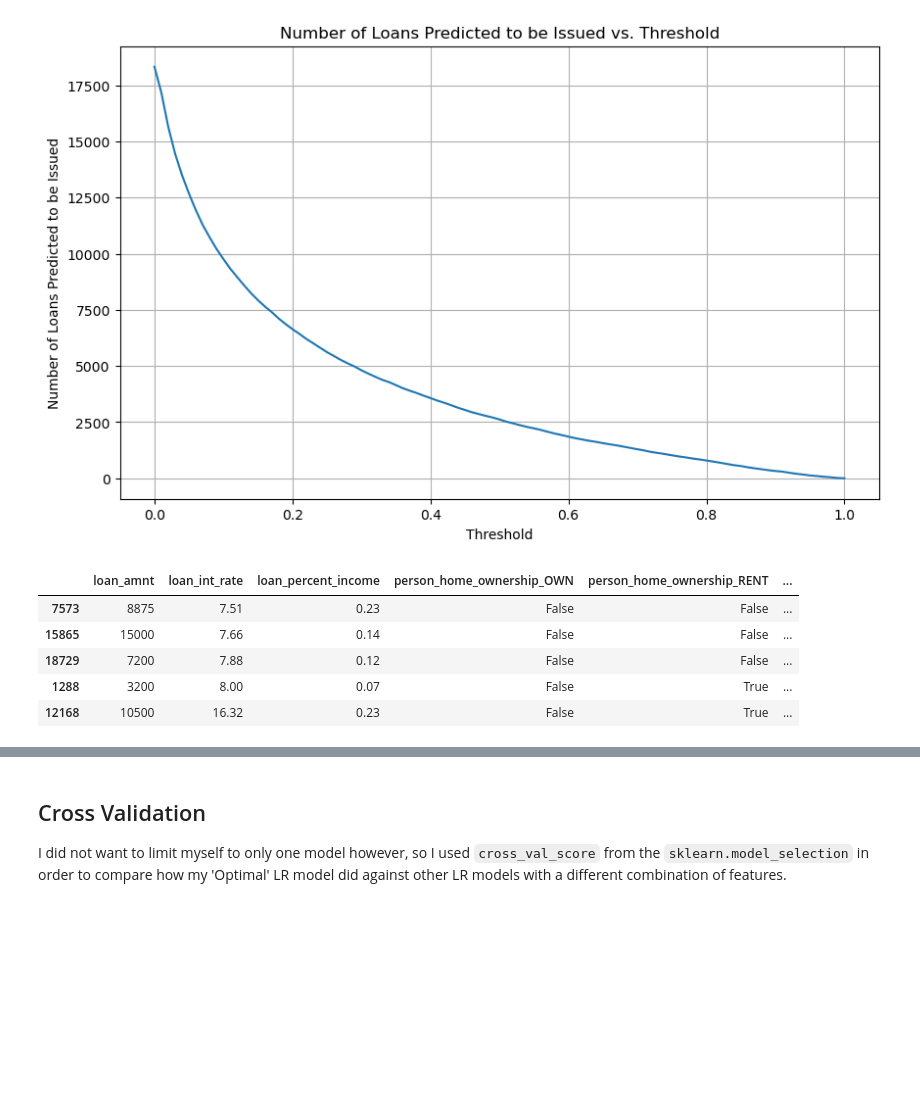
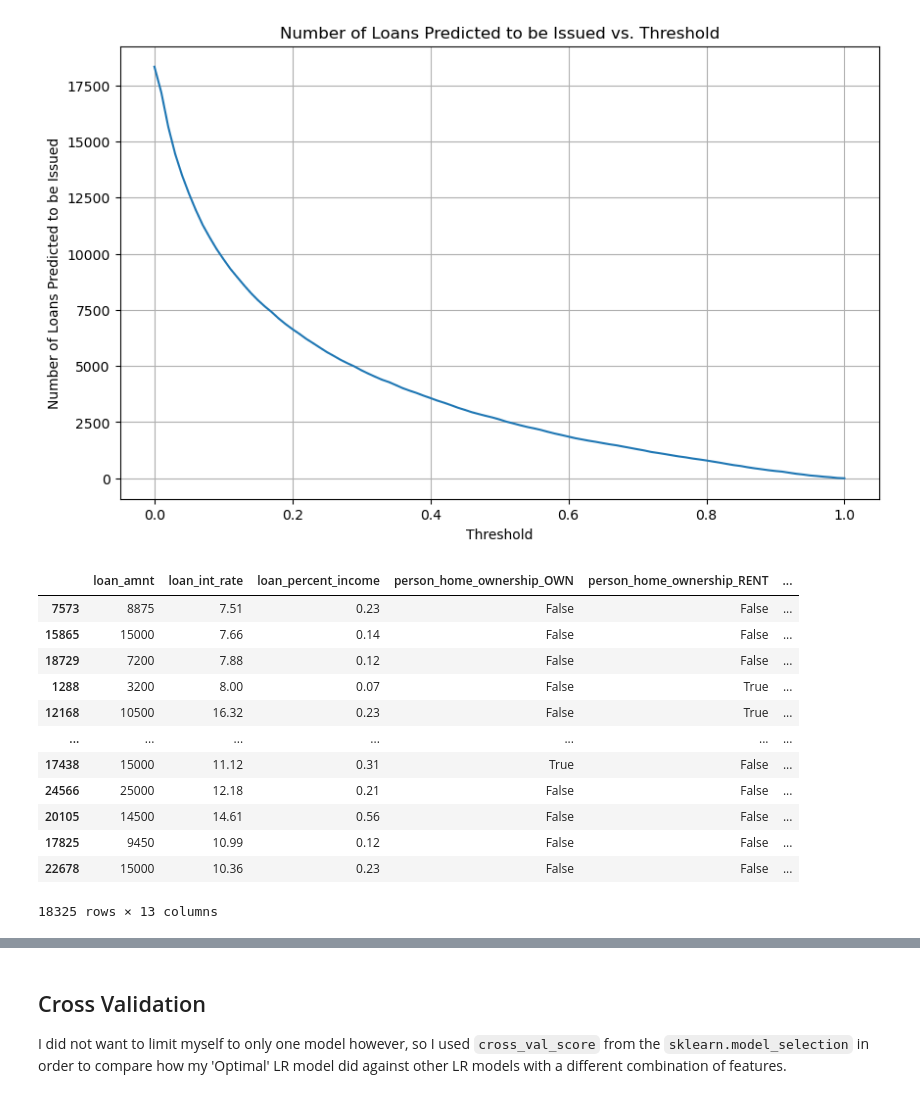
Before and after one commit to ItsDwood/itsdwood.github.io, a Jupyter notebook: posts/New-test-thing-post/index.ipynb, the cells around one changed output, grey strips where cells are left out. Cells and saved outputs as stored; diff of their text form; code cells hidden in the pictures; blank space fills up the shorter version.

```diff
--- a/posts/New-test-thing-post/index.ipynb
+++ b/posts/New-test-thing-post/index.ipynb
@@ -155,0 +146,3 @@ weighted avg       0.83      0.84      0.83      4582
+# %%
+
+X_train, X_test, y_train, y_test = train_test_split(df, y, test_size=0.2, random_state=123)
@@ -184,6 +247,0 @@ LogisticRegression(max_iter=1000)
-# %%
-# Predict probabilities
-X_train['probabilities'] = model.predict_proba(X_train_scaled)[:, 1]
-
-X_train['actual'] = y_train
-X_train['prediction_probability'] = probabilities
@@ -215,14 +267,21 @@ plt.show()
 # %% [output]
 [figure]
 # %%
-X_train.head()
+X_train
 # %% [output]
 |  | loan_amnt | loan_int_rate | loan_percent_income | person_home_ownership_OWN | person_home_ownership_RENT | ... |
 | 7573 | 8875 | 7.51 | 0.23 | False | False | ... |
 | 15865 | 15000 | 7.66 | 0.14 | False | False | ... |
 | 18729 | 7200 | 7.88 | 0.12 | False | False | ... |
 | 1288 | 3200 | 8.00 | 0.07 | False | True | ... |
 | 12168 | 10500 | 16.32 | 0.23 | False | True | ... |
+| ... | ... | ... | ... | ... | ... | ... |
+| 17438 | 15000 | 11.12 | 0.31 | True | False | ... |
+| 24566 | 25000 | 12.18 | 0.21 | False | False | ... |
+| 20105 | 14500 | 14.61 | 0.56 | False | False | ... |
+| 17825 | 9450 | 10.99 | 0.12 | False | False | ... |
+| 22678 | 15000 | 10.36 | 0.23 | False | False | ... |
+18325 rows × 13 columns
 # %%
 # Estimating the profit here into rows
 
```
Also changed, not shown: parts of 35 cells of this notebook, 17 other files.
